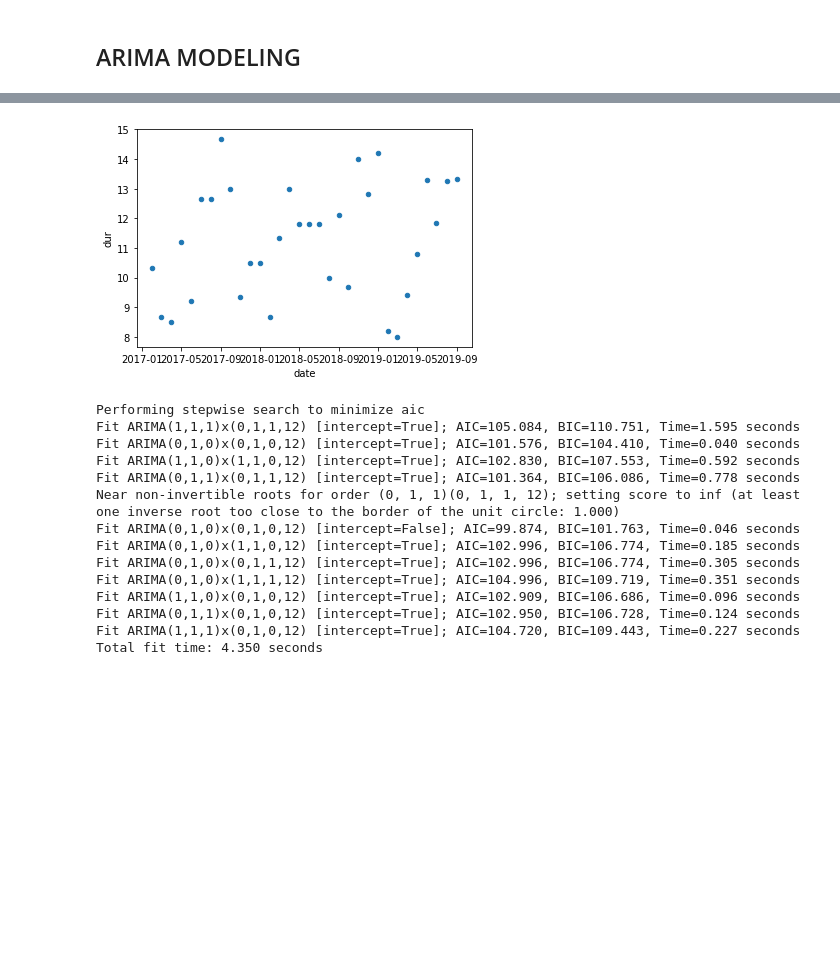
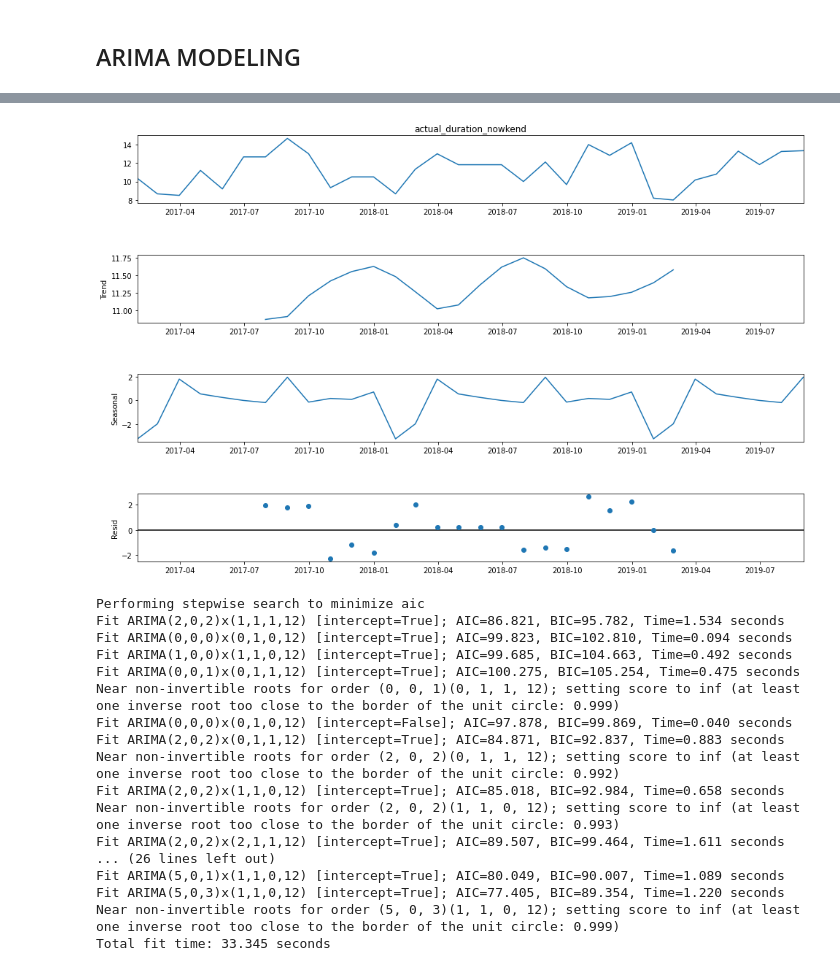
Before and after one commit to jakeharris1/Time-Series-Forecasting, a Jupyter notebook: ARIMA_Grouping.ipynb, the cells around one changed output, grey strips where cells are left out. Cells and saved outputs as stored; diff of their text form; code cells hidden in the pictures; blank space fills up the shorter version.

```diff
--- a/ARIMA_Grouping.ipynb
+++ b/ARIMA_Grouping.ipynb
@@ -224,10 +259,16 @@ dates_train = ts[:pivot]
 dates_test = ts[pivot:]
 
 # Just visualizing data
-dfmod = ts_train.to_frame()
-dfmod.reset_index(inplace=True)
-dfmod.columns = ['date','dur']
-dfmod.plot(kind = 'scatter', x='date',y='dur')
-plt.show()
+# dfmod = ts_train.to_frame()
+# dfmod.reset_index(inplace=True)
+# dfmod.columns = ['date','dur']
+# dfmod.plot(kind = 'scatter', x='date',y='dur')
+# plt.show()
-# %% [output]
-[figure, removed]
+# %%
+res = sm.tsa.seasonal_decompose(sub["actual_duration_nowkend"][:pivot], model = "additive")
+fig = res.plot()
+fig.set_figheight(10)
+fig.set_figwidth(15)
+plt.show()
+# %% [output]
+[figure, added]
@@ -234,23 +277,26 @@ plt.show()
 # %%
 # Fitting
-arima = pm.auto_arima(ts_train, exog_train,start_p=1, start_q=1, max_p=5, max_q=5, m=12,start_P=0, seasonal=True, d=1, D=1, trace=True, error_action='ignore', suppress_warnings = True, stepwise=True)
+arima = pm.auto_arima(ts_train, exog_train, m=12, D=1, seasonal=True, trace=True, error_action='ignore', suppress_warnings = True, stepwise=True)
 arima2 = pm.auto_arima(ts_train, exog_train, d=1, error_action='ignore', suppress_warnings = True)
 arima3 = pm.auto_arima(ts_train, seasonal=True, error_action='ignore', suppress_warnings = True)
 # %% [output]
 Performing stepwise search to minimize aic
-Fit ARIMA(1,1,1)x(0,1,1,12) [intercept=True]; AIC=105.084, BIC=110.751, Time=1.595 seconds
-Fit ARIMA(0,1,0)x(0,1,0,12) [intercept=True]; AIC=101.576, BIC=104.410, Time=0.040 seconds
-Fit ARIMA(1,1,0)x(1,1,0,12) [intercept=True]; AIC=102.830, BIC=107.553, Time=0.592 seconds
-Fit ARIMA(0,1,1)x(0,1,1,12) [intercept=True]; AIC=101.364, BIC=106.086, Time=0.778 seconds
-Near non-invertible roots for order (0, 1, 1)(0, 1, 1, 12); setting score to inf (at least one inverse root too close to the border of the unit circle: 1.000)
-Fit ARIMA(0,1,0)x(0,1,0,12) [intercept=False]; AIC=99.874, BIC=101.763, Time=0.046 seconds
-Fit ARIMA(0,1,0)x(1,1,0,12) [intercept=True]; AIC=102.996, BIC=106.774, Time=0.185 seconds
-Fit ARIMA(0,1,0)x(0,1,1,12) [intercept=True]; AIC=102.996, BIC=106.774, Time=0.305 seconds
-Fit ARIMA(0,1,0)x(1,1,1,12) [intercept=True]; AIC=104.996, BIC=109.719, Time=0.351 seconds
-Fit ARIMA(1,1,0)x(0,1,0,12) [intercept=True]; AIC=102.909, BIC=106.686, Time=0.096 seconds
-Fit ARIMA(0,1,1)x(0,1,0,12) [intercept=True]; AIC=102.950, BIC=106.728, Time=0.124 seconds
-Fit ARIMA(1,1,1)x(0,1,0,12) [intercept=True]; AIC=104.720, BIC=109.443, Time=0.227 seconds
-Total fit time: 4.350 seconds
+Fit ARIMA(2,0,2)x(1,1,1,12) [intercept=True]; AIC=86.821, BIC=95.782, Time=1.534 seconds
+Fit ARIMA(0,0,0)x(0,1,0,12) [intercept=True]; AIC=99.823, BIC=102.810, Time=0.094 seconds
+Fit ARIMA(1,0,0)x(1,1,0,12) [intercept=True]; AIC=99.685, BIC=104.663, Time=0.492 seconds
+Fit ARIMA(0,0,1)x(0,1,1,12) [intercept=True]; AIC=100.275, BIC=105.254, Time=0.475 seconds
+Near non-invertible roots for order (0, 0, 1)(0, 1, 1, 12); setting score to inf (at least one inverse root too close to the border of the unit circle: 0.999)
+Fit ARIMA(0,0,0)x(0,1,0,12) [intercept=False]; AIC=97.878, BIC=99.869, Time=0.040 seconds
+Fit ARIMA(2,0,2)x(0,1,1,12) [intercept=True]; AIC=84.871, BIC=92.837, Time=0.883 seconds
+Near non-invertible roots for order (2, 0, 2)(0, 1, 1, 12); setting score to inf (at least one inverse root too close to the border of the unit circle: 0.992)
+Fit ARIMA(2,0,2)x(1,1,0,12) [intercept=True]; AIC=85.018, BIC=92.984, Time=0.658 seconds
+Near non-invertible roots for order (2, 0, 2)(1, 1, 0, 12); setting score to inf (at least one inverse root too close to the border of the unit circle: 0.993)
+Fit ARIMA(2,0,2)x(2,1,1,12) [intercept=True]; AIC=89.507, BIC=99.464, Time=1.611 seconds
+... (26 lines left out)
+Fit ARIMA(5,0,1)x(1,1,0,12) [intercept=True]; AIC=80.049, BIC=90.007, Time=1.089 seconds
+Fit ARIMA(5,0,3)x(1,1,0,12) [intercept=True]; AIC=77.405, BIC=89.354, Time=1.220 seconds
+Near non-invertible roots for order (5, 0, 3)(1, 1, 0, 12); setting score to inf (at least one inverse root too close to the border of the unit circle: 0.999)
+Total fit time: 33.345 seconds
 # %%
 display(arima.summary())
 display(arima2.summary())
```
Also changed, not shown: parts of 19 cells of this notebook.
